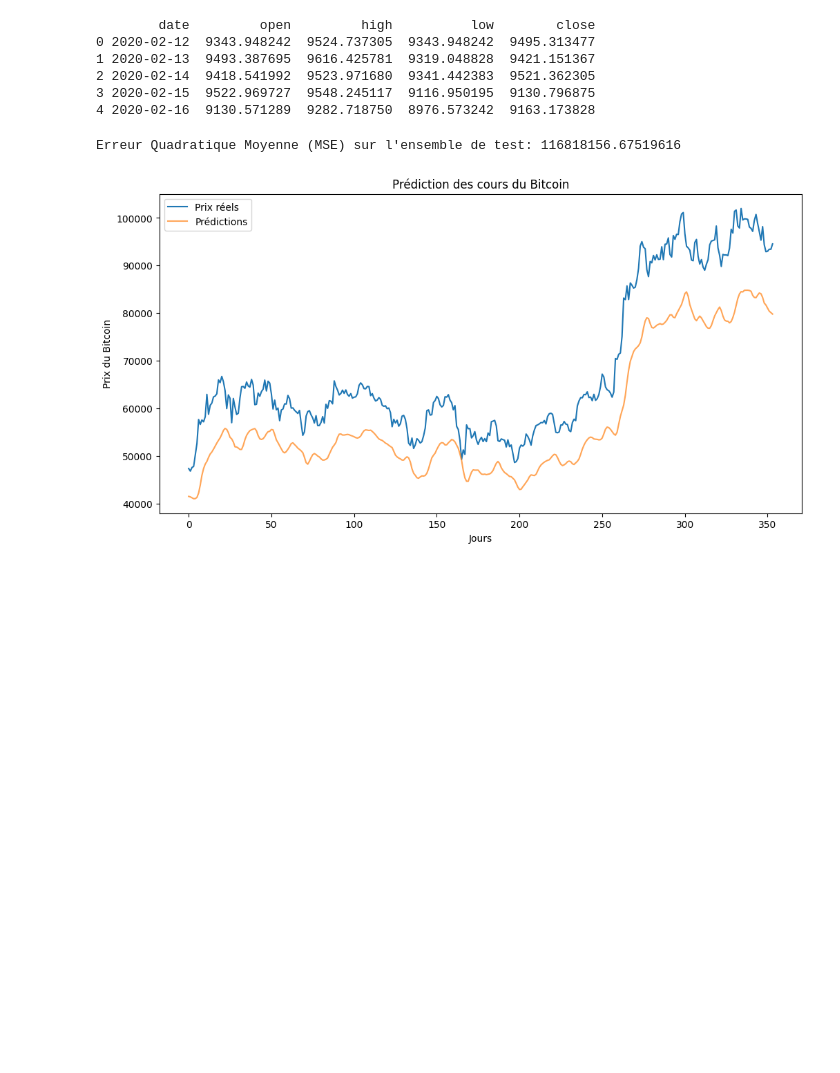
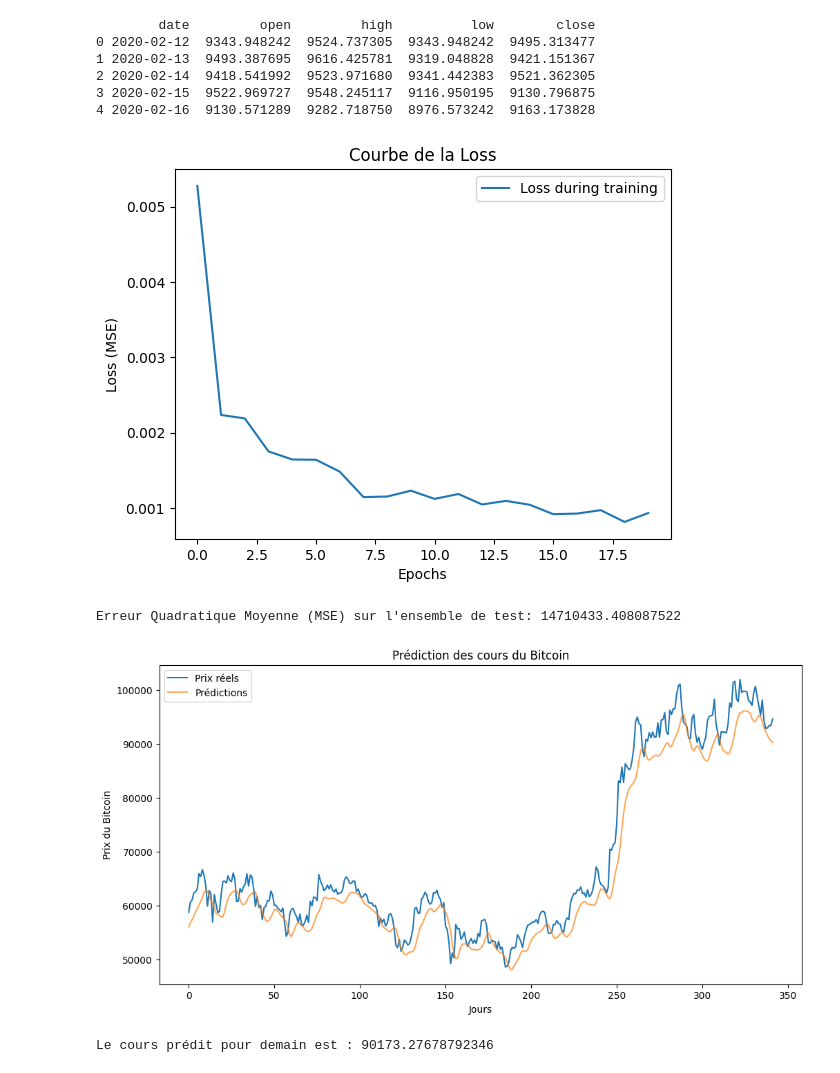
Before and after one commit to Roly02-gif/AI_KOFFI_GAUTHIER, a Jupyter notebook: Projet.ipynb, the cells around one changed output. Drawn from its saved outputs; the diff is of its cells as text; code cells hidden in the pictures; blank space fills up the shorter version.

```diff
--- a/Projet.ipynb
+++ b/Projet.ipynb
@@ -70,7 +70,7 @@ def create_sequences(data, sequence_length):
         y.append(data[i + sequence_length, -1])
     return np.array(X), np.array(y)
 
-sequence_length = 60
+sequence_length = 120
 X, y = create_sequences(scaled_data, sequence_length)
 # %%
 # Division des ensembles d'entraînement et de test (80% entraînement, 20% test)
@@ -87,6 +87,7 @@ class GRUModel(BaseEstimator, RegressorMixin):
         self.batch_size = batch_size
         self.epochs = epochs
         self.model = None
+        self.history = None  # Pour enregistrer l'historique de l'entraînement
 
     def build_model(self):
         model = Sequential([
@@ -101,7 +102,8 @@ class GRUModel(BaseEstimator, RegressorMixin):
 
     def fit(self, X, y):
         self.model = self.build_model()
-        self.model.fit(X, y, batch_size=self.batch_size, epochs=self.epochs, verbose=0)
+        # Entraînement avec retour de l'historique
+        self.history = self.model.fit(X, y, batch_size=self.batch_size, epochs=self.epochs, verbose=0)
         return self
 
     def predict(self, X):
@@ -127,39 +129,72 @@ best_model = GRUModel(
 
 best_model.fit(X_train, y_train)
 
+# Tracé de la courbe de la perte pendant l'entraînement
+plt.plot(best_model.history.history['loss'], label='Loss during training')
+plt.title('Courbe de la Loss')
+plt.xlabel('Epochs')
+plt.ylabel('Loss (MSE)')
+plt.legend()
+plt.show()
+
 # Prédiction sur l'ensemble de test
 y_pred = best_model.predict(X_test)
 
 # Pour inverser la normalisation, on reconstruit un tableau à 5 colonnes :
 # Les 4 premières colonnes proviennent du dernier pas de temps de la séquence d'entrée
 # La 5ème colonne est la valeur cible (Volume) (y ou y_pred)
 # IMPORTANT : On utilise X_test[:, -1, :] et non X_test[:, -1, :-1] afin d'obtenir les 4 features d'origine.
 X_test_last_feature = X_test[:, -1, :]  # Shape attendue : (n_samples, 4)
 
 # Concaténation avec y_test pour obtenir un tableau (n_samples, 5)
 y_test_with_features = np.concatenate([X_test_last_feature, y_test.reshape(-1, 1)], axis=1)
-
 
 # Inversion de la normalisation pour récupérer les valeurs réelles du Volume
 y_test_inv = scaler.inverse_transform(y_test_with_features)[:, -1]
 
 # Idem pour les prédictions
 y_pred_with_features = np.concatenate([X_test_last_feature, y_pred.reshape(-1, 1)], axis=1)
 y_pred_inv = scaler.inverse_transform(y_pred_with_features)[:, -1]
 
 # Calcul de l'erreur quadratique moyenne (MSE)
 mse = mean_squared_error(y_test_inv, y_pred_inv)
 print(f"Erreur Quadratique Moyenne (MSE) sur l'ensemble de test: {mse}")
 
 # Visualisation des résultats
 plt.figure(figsize=(12, 6))
 plt.plot(y_test_inv, label='Prix réels')
 plt.plot(y_pred_inv, label='Prédictions', alpha=0.7)
 plt.title('Prédiction des cours du Bitcoin')
 plt.xlabel('Jours')
 plt.ylabel('Prix du Bitcoin')
 plt.legend()
 plt.show()
 # %% [output]
+[figure, new version]
-Erreur Quadratique Moyenne (MSE) sur l'ensemble de test: 116818156.67519616
+Erreur Quadratique Moyenne (MSE) sur l'ensemble de test: 14710433.408087522
-[figure, old version]
+[figure, added]
+# %%
+# Prédiction pour le lendemain
+
+# On crée la dernière séquence à partir des dernières 60 observations.
+# Ici, on prend les features d'entrée (toutes les colonnes sauf la cible, c'est-à-dire la dernière colonne).
+last_sequence = scaled_data[-sequence_length:, :-1]  # shape: (60, n_features)
+last_sequence = np.expand_dims(last_sequence, axis=0)   # reshape en (1, sequence_length, n_features)
+
+# Prédiction à l'échelle normalisée
+next_day_scaled = best_model.predict(last_sequence)  # Renvoie un tableau de forme (1, 1)
+
+# Pour inverser la normalisation, on reconstruit une ligne de données
+# qui respecte le format d'origine utilisé lors de l'ajustement du scaler.
+# On récupère le dernier jeu de features de la séquence (correspondant aux autres colonnes)
+# et on y concatène la valeur prédite.
+last_features = last_sequence[0, -1, :]              # shape: (n_features,)
+next_day_row = np.concatenate([last_features, next_day_scaled[0]])  # shape: (n_columns,)
+next_day_row = next_day_row.reshape(1, -1)
+
+# Inversion de la normalisation pour obtenir la prédiction dans l'échelle d'origine.
+next_day_price = scaler.inverse_transform(next_day_row)[0, -1]
+
+print(f"Le cours prédit pour demain est : {next_day_price}")
+# %% [output]
+Le cours prédit pour demain est : 90173.27678792346
```
Also changed, not shown: parts of 2 cells of this notebook.
